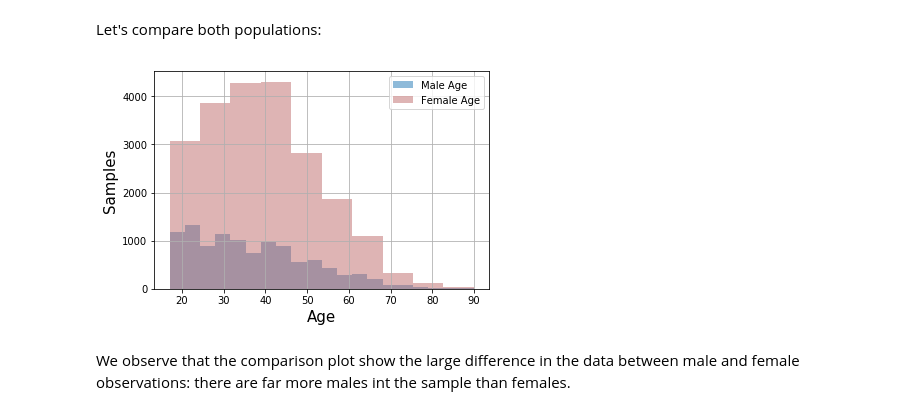
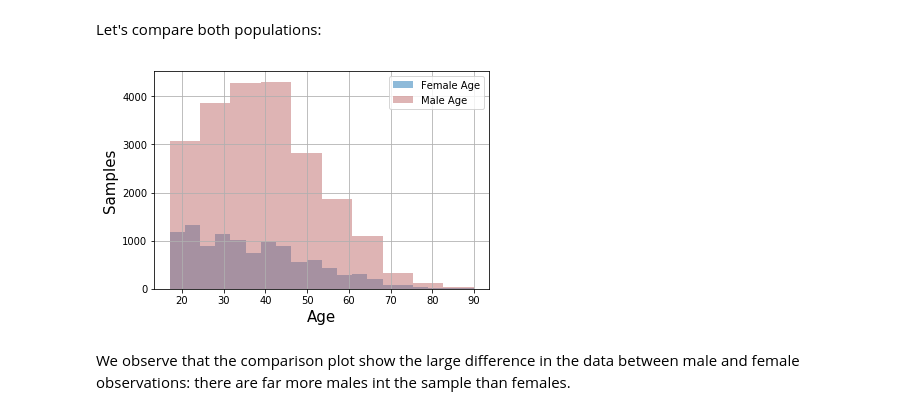
Before and after one commit to igaribay/DSSwithPython, a Jupyter notebook: DSS-Week08/Notebook/DSS-Unit08-Lecture01.2018.ipynb, the cells around one changed output. Drawn from its saved outputs; the diff is of its cells as text; code cells hidden in the pictures.

```diff
--- a/DSS-Week08/Notebook/DSS-Unit08-Lecture01.2018.ipynb
+++ b/DSS-Week08/Notebook/DSS-Unit08-Lecture01.2018.ipynb
@@ -319,14 +319,14 @@ plt.show()
 # %% [markdown]
 Let's compare both populations:
 # %%
-fm_age.hist(density=0, histtype='stepfilled', alpha=.5, bins=20, label='Male Age')   # default number of bins = 10
-ml_age.hist(density=0, histtype='stepfilled', alpha=.5, label='Female Age', color=sns.desaturate("indianred", .75), bins=10)
+fm_age.hist(density=0, histtype='stepfilled', alpha=.5, bins=20, label='Female Age')   # default number of bins = 10
+ml_age.hist(density=0, histtype='stepfilled', alpha=.5, label='Male Age', color=sns.desaturate("indianred", .75), bins=10)
 plt.xlabel('Age',fontsize=15)
 plt.ylabel('Samples',fontsize=15)
 plt.legend()
 plt.show()
 # %% [output]
-[figure, old version]
+[figure, new version]
 # %% [markdown]
 We observe that the comparison plot show the large difference in the data between male and female observations: there are far more males int the sample than females.
 # %% [markdown]
```
Also changed, not shown: parts of 12 cells of this notebook.
